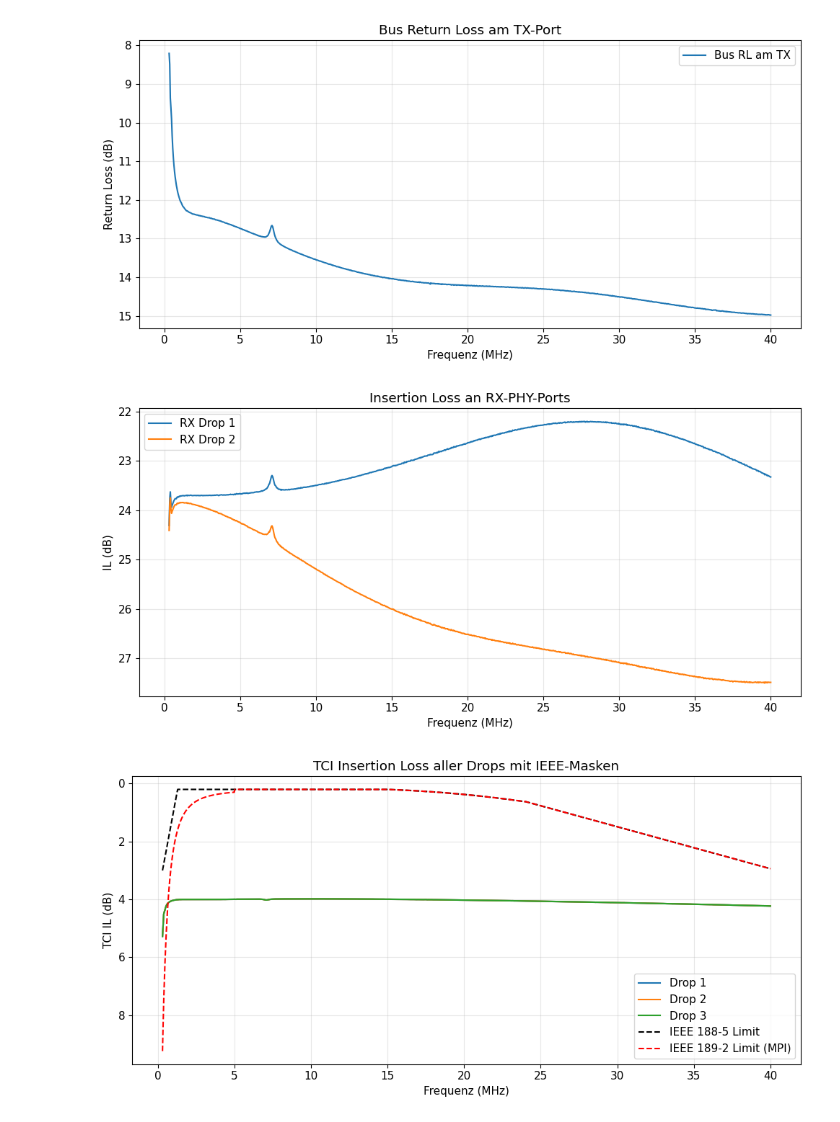
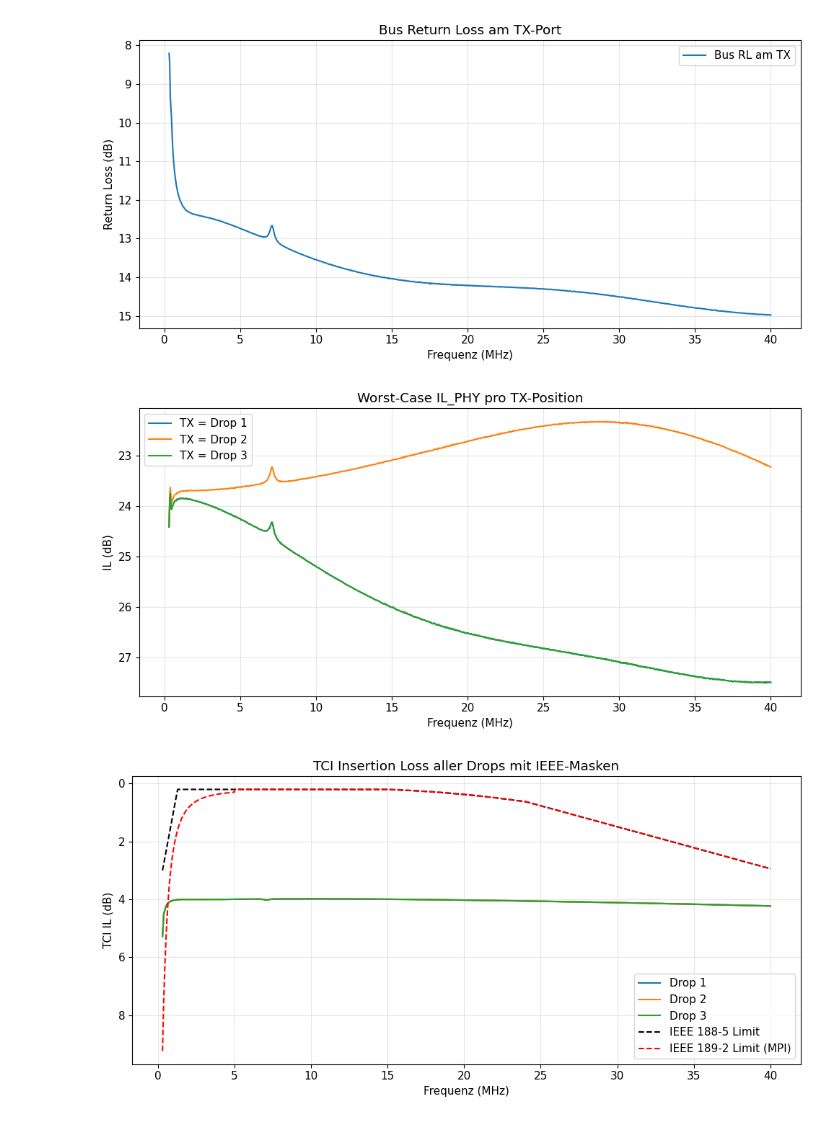
Before and after one commit to m4rin3r0/SPMD-reflexion-sim, a Jupyter notebook: notebooks/analysis.ipynb, the cells around one changed output. Saved outputs shown, nothing was run; the diff lists cells and outputs as text; code cells hidden in the pictures.

Commit message:
added tx sweep

```diff
--- a/notebooks/analysis.ipynb
+++ b/notebooks/analysis.ipynb
@@ -51,20 +51,24 @@ plt.show()
 # %% [output]
 [figure]
 # %%
+sweep = run_tx_sweep(CONFIG_PATH)
+
+# Worst-Case IL_PHY über alle TX-Positionen
 fig, ax = plt.subplots()
+for tx_idx, bus in enumerate(sweep):
+    if bus.il_phy_db.shape[1] > 0:
+        worst_case = bus.il_phy_db.max(axis=1)
+        ax.plot(freqs_mhz, worst_case, label=f"TX = Drop {tx_idx+1}")
 
-for i in range(n_rx):
-    ax.plot(freqs_mhz, results.il_phy_db[:, i], label=f"RX Drop {i+1}")
-
+ax.invert_yaxis()
 ax.set_xlabel("Frequenz (MHz)")
 ax.set_ylabel("IL (dB)")
-ax.set_title("Insertion Loss an RX-PHY-Ports")
+ax.set_title("Worst-Case IL_PHY pro TX-Position")
 ax.legend()
-ax.invert_yaxis()
 plt.tight_layout()
 plt.show()
 # %% [output]
-[figure, old version]
+[figure, new version]
 # %%
 il_limit_188 = tci_il_mask(freqs_hz)
 il_limit_189 = mpi_il_mask(freqs_hz)
```
Also changed, not shown: parts of 3 cells of this notebook, 1 other file.
